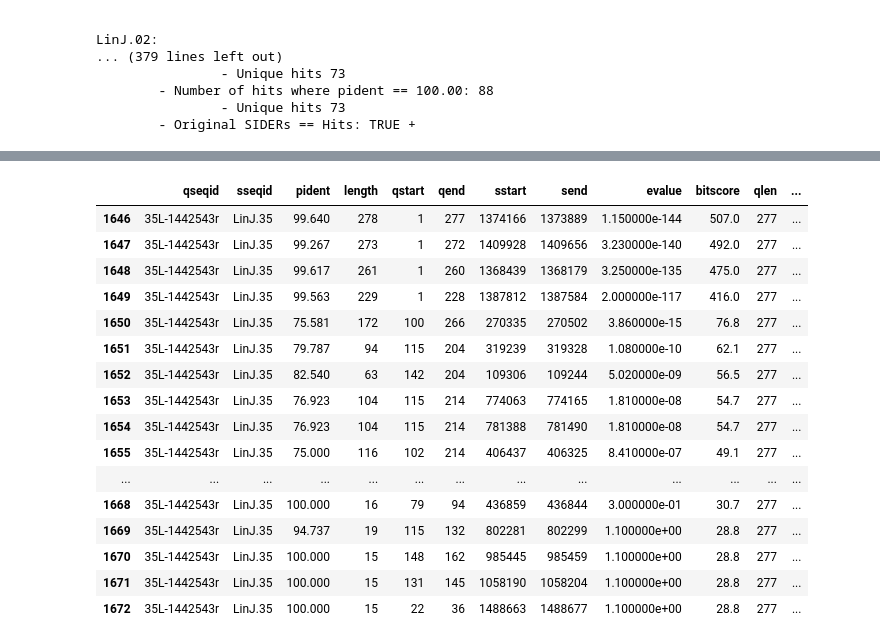
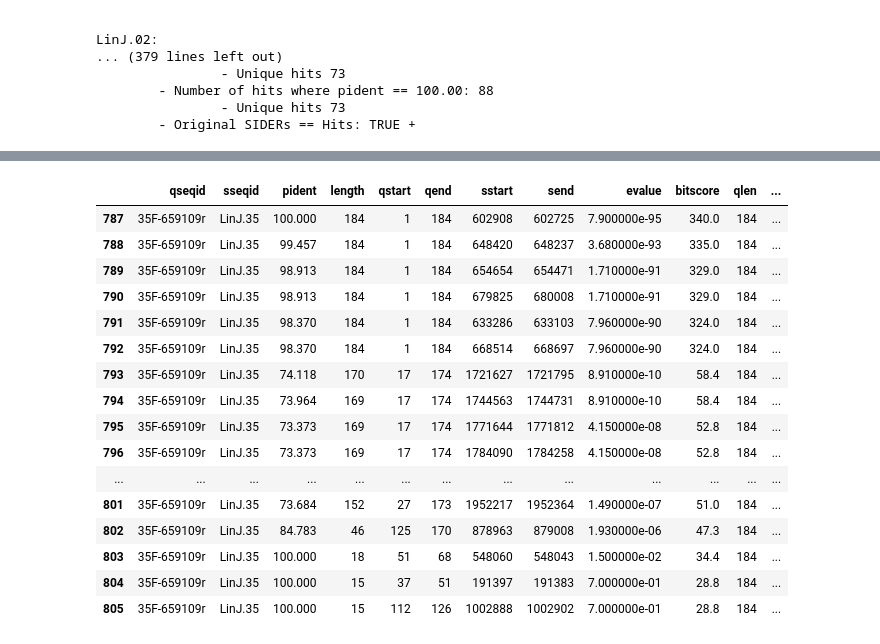
Before and after one commit to Viskuit/Test_BEDOPS, a Jupyter notebook: 11.True_Positive_coorectCoorCSV/get_sequences_blast.ipynb, the cells around one changed output, grey strips where cells are left out. Saved outputs shown, nothing was run; the diff lists cells and outputs as text; code cells hidden in the pictures.

```diff
--- a/11.True_Positive_coorectCoorCSV/get_sequences_blast.ipynb
+++ b/11.True_Positive_coorectCoorCSV/get_sequences_blast.ipynb
@@ -200,23 +201,23 @@ GCAGCCCGGGGTCGAGTGGAGCTCGACTCGTGTTCAGA
 # %%
-data[data["qseqid"] == "35L-1442543r"]
+data[data["qseqid"] == "35F-659109r"]
 # %% [output]
 |  | qseqid | sseqid | pident | length | qstart | qend | sstart | send | evalue | bitscore | qlen | ... |
-| 1646 | 35L-1442543r | LinJ.35 | 99.640 | 278 | 1 | 277 | 1374166 | 1373889 | 1.150000e-144 | 507.0 | 277 | ... |
-| 1647 | 35L-1442543r | LinJ.35 | 99.267 | 273 | 1 | 272 | 1409928 | 1409656 | 3.230000e-140 | 492.0 | 277 | ... |
-| 1648 | 35L-1442543r | LinJ.35 | 99.617 | 261 | 1 | 260 | 1368439 | 1368179 | 3.250000e-135 | 475.0 | 277 | ... |
-| 1649 | 35L-1442543r | LinJ.35 | 99.563 | 229 | 1 | 228 | 1387812 | 1387584 | 2.000000e-117 | 416.0 | 277 | ... |
-| 1650 | 35L-1442543r | LinJ.35 | 75.581 | 172 | 100 | 266 | 270335 | 270502 | 3.860000e-15 | 76.8 | 277 | ... |
-| 1651 | 35L-1442543r | LinJ.35 | 79.787 | 94 | 115 | 204 | 319239 | 319328 | 1.080000e-10 | 62.1 | 277 | ... |
-| 1652 | 35L-1442543r | LinJ.35 | 82.540 | 63 | 142 | 204 | 109306 | 109244 | 5.020000e-09 | 56.5 | 277 | ... |
-| 1653 | 35L-1442543r | LinJ.35 | 76.923 | 104 | 115 | 214 | 774063 | 774165 | 1.810000e-08 | 54.7 | 277 | ... |
-| 1654 | 35L-1442543r | LinJ.35 | 76.923 | 104 | 115 | 214 | 781388 | 781490 | 1.810000e-08 | 54.7 | 277 | ... |
-| 1655 | 35L-1442543r | LinJ.35 | 75.000 | 116 | 102 | 214 | 406437 | 406325 | 8.410000e-07 | 49.1 | 277 | ... |
+| 787 | 35F-659109r | LinJ.35 | 100.000 | 184 | 1 | 184 | 602908 | 602725 | 7.900000e-95 | 340.0 | 184 | ... |
+| 788 | 35F-659109r | LinJ.35 | 99.457 | 184 | 1 | 184 | 648420 | 648237 | 3.680000e-93 | 335.0 | 184 | ... |
+| 789 | 35F-659109r | LinJ.35 | 98.913 | 184 | 1 | 184 | 654654 | 654471 | 1.710000e-91 | 329.0 | 184 | ... |
+| 790 | 35F-659109r | LinJ.35 | 98.913 | 184 | 1 | 184 | 679825 | 680008 | 1.710000e-91 | 329.0 | 184 | ... |
+| 791 | 35F-659109r | LinJ.35 | 98.370 | 184 | 1 | 184 | 633286 | 633103 | 7.960000e-90 | 324.0 | 184 | ... |
+| 792 | 35F-659109r | LinJ.35 | 98.370 | 184 | 1 | 184 | 668514 | 668697 | 7.960000e-90 | 324.0 | 184 | ... |
+| 793 | 35F-659109r | LinJ.35 | 74.118 | 170 | 17 | 174 | 1721627 | 1721795 | 8.910000e-10 | 58.4 | 184 | ... |
+| 794 | 35F-659109r | LinJ.35 | 73.964 | 169 | 17 | 174 | 1744563 | 1744731 | 8.910000e-10 | 58.4 | 184 | ... |
+| 795 | 35F-659109r | LinJ.35 | 73.373 | 169 | 17 | 174 | 1771644 | 1771812 | 4.150000e-08 | 52.8 | 184 | ... |
+| 796 | 35F-659109r | LinJ.35 | 73.373 | 169 | 17 | 174 | 1784090 | 1784258 | 4.150000e-08 | 52.8 | 184 | ... |
 | ... | ... | ... | ... | ... | ... | ... | ... | ... | ... | ... | ... | ... |
-| 1668 | 35L-1442543r | LinJ.35 | 100.000 | 16 | 79 | 94 | 436859 | 436844 | 3.000000e-01 | 30.7 | 277 | ... |
-| 1669 | 35L-1442543r | LinJ.35 | 94.737 | 19 | 115 | 132 | 802281 | 802299 | 1.100000e+00 | 28.8 | 277 | ... |
-| 1670 | 35L-1442543r | LinJ.35 | 100.000 | 15 | 148 | 162 | 985445 | 985459 | 1.100000e+00 | 28.8 | 277 | ... |
-| 1671 | 35L-1442543r | LinJ.35 | 100.000 | 15 | 131 | 145 | 1058190 | 1058204 | 1.100000e+00 | 28.8 | 277 | ... |
-| 1672 | 35L-1442543r | LinJ.35 | 100.000 | 15 | 22 | 36 | 1488663 | 1488677 | 1.100000e+00 | 28.8 | 277 | ... |
+| 801 | 35F-659109r | LinJ.35 | 73.684 | 152 | 27 | 173 | 1952217 | 1952364 | 1.490000e-07 | 51.0 | 184 | ... |
+| 802 | 35F-659109r | LinJ.35 | 84.783 | 46 | 125 | 170 | 878963 | 879008 | 1.930000e-06 | 47.3 | 184 | ... |
+| 803 | 35F-659109r | LinJ.35 | 100.000 | 18 | 51 | 68 | 548060 | 548043 | 1.500000e-02 | 34.4 | 184 | ... |
+| 804 | 35F-659109r | LinJ.35 | 100.000 | 15 | 37 | 51 | 191397 | 191383 | 7.000000e-01 | 28.8 | 184 | ... |
+| 805 | 35F-659109r | LinJ.35 | 100.000 | 15 | 112 | 126 | 1002888 | 1002902 | 7.000000e-01 | 28.8 | 184 | ... |
 # %%
 duplicate_qseqids = data_2["qseqid"].value_counts()[lambda x: x > 1].index
 filtered_data_2 = data_2[data_2["qseqid"].isin(duplicate_qseqids)]
```
Also changed, not shown: parts of 15 cells of this notebook.
